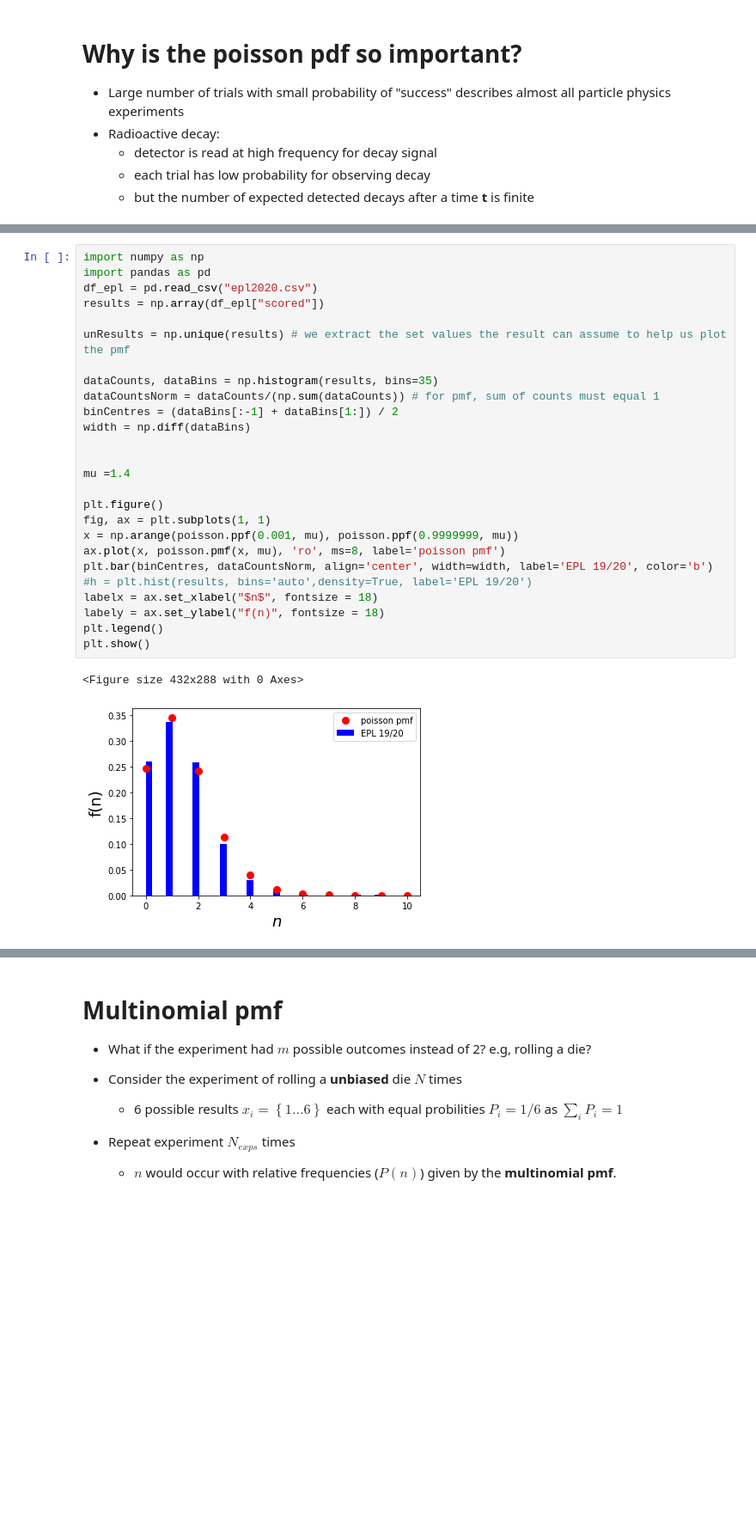
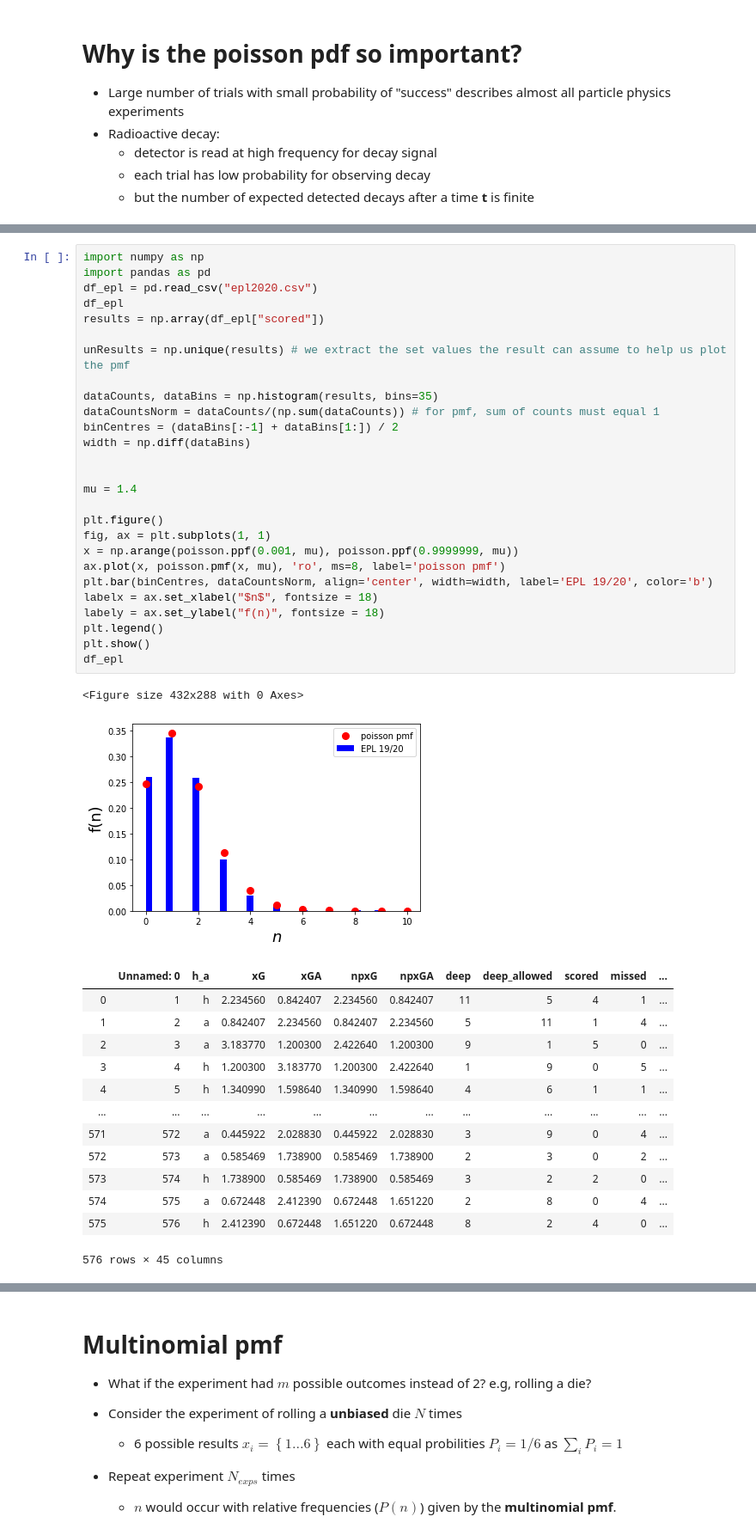
Before and after one commit to keaveney/StatisticsLectures, a Jupyter notebook: CommonPDFs.ipynb, the cells around one changed output, grey strips where cells are left out. Shown at 86% size. Saved outputs shown, nothing was run; the diff lists cells and outputs as text; blank space fills up the shorter version.

```diff
--- a/CommonPDFs.ipynb
+++ b/CommonPDFs.ipynb
@@ -109,29 +105,43 @@ plt.show()
 # %%
 import numpy as np
 import pandas as pd
 df_epl = pd.read_csv("epl2020.csv")
+df_epl
 results = np.array(df_epl["scored"])
 
 unResults = np.unique(results) # we extract the set values the result can assume to help us plot the pmf
 
 dataCounts, dataBins = np.histogram(results, bins=35)
 dataCountsNorm = dataCounts/(np.sum(dataCounts)) # for pmf, sum of counts must equal 1
 binCentres = (dataBins[:-1] + dataBins[1:]) / 2
 width = np.diff(dataBins)
 
 
-mu =1.4
+mu = 1.4
 
 plt.figure()
 fig, ax = plt.subplots(1, 1)
 x = np.arange(poisson.ppf(0.001, mu), poisson.ppf(0.9999999, mu))
 ax.plot(x, poisson.pmf(x, mu), 'ro', ms=8, label='poisson pmf')
 plt.bar(binCentres, dataCountsNorm, align='center', width=width, label='EPL 19/20', color='b')
-#h = plt.hist(results, bins='auto',density=True, label='EPL 19/20')
 labelx = ax.set_xlabel("$n$", fontsize = 18)
 labely = ax.set_ylabel("f(n)", fontsize = 18)
 plt.legend()
 plt.show()
+df_epl
 # %% [output]
 <Figure size 432x288 with 0 Axes>
 [figure]
+|  | Unnamed: 0 | h_a | xG | xGA | npxG | npxGA | deep | deep_allowed | scored | missed | ... |
+| 0 | 1 | h | 2.234560 | 0.842407 | 2.234560 | 0.842407 | 11 | 5 | 4 | 1 | ... |
+| 1 | 2 | a | 0.842407 | 2.234560 | 0.842407 | 2.234560 | 5 | 11 | 1 | 4 | ... |
+| 2 | 3 | a | 3.183770 | 1.200300 | 2.422640 | 1.200300 | 9 | 1 | 5 | 0 | ... |
+| 3 | 4 | h | 1.200300 | 3.183770 | 1.200300 | 2.422640 | 1 | 9 | 0 | 5 | ... |
+| 4 | 5 | h | 1.340990 | 1.598640 | 1.340990 | 1.598640 | 4 | 6 | 1 | 1 | ... |
+| ... | ... | ... | ... | ... | ... | ... | ... | ... | ... | ... | ... |
+| 571 | 572 | a | 0.445922 | 2.028830 | 0.445922 | 2.028830 | 3 | 9 | 0 | 4 | ... |
+| 572 | 573 | a | 0.585469 | 1.738900 | 0.585469 | 1.738900 | 2 | 3 | 0 | 2 | ... |
+| 573 | 574 | h | 1.738900 | 0.585469 | 1.738900 | 0.585469 | 3 | 2 | 2 | 0 | ... |
+| 574 | 575 | a | 0.672448 | 2.412390 | 0.672448 | 1.651220 | 2 | 8 | 0 | 4 | ... |
+| 575 | 576 | h | 2.412390 | 0.672448 | 1.651220 | 0.672448 | 8 | 2 | 4 | 0 | ... |
+576 rows × 45 columns
```
Also changed, not shown: parts of 6 cells of this notebook, 1 other file.
